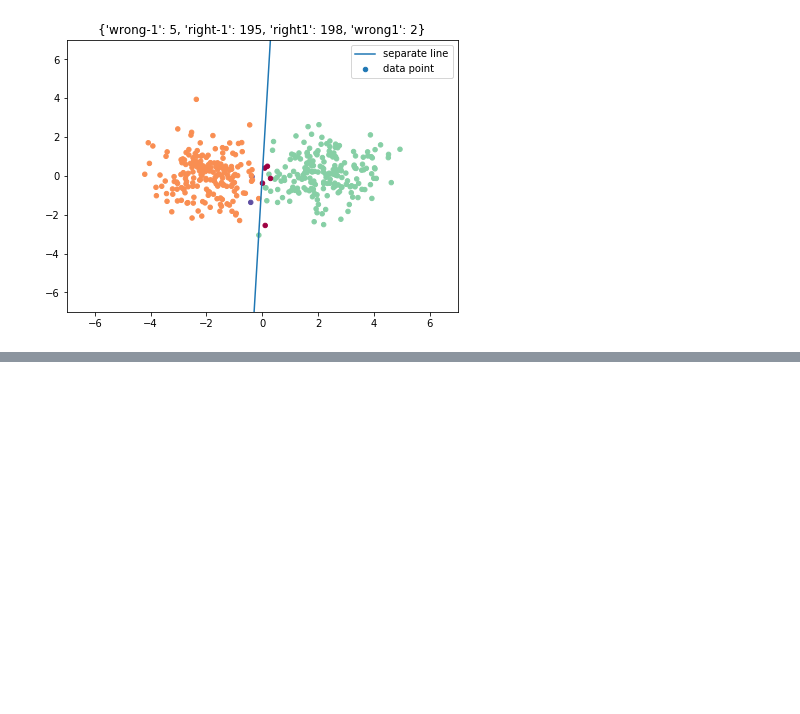
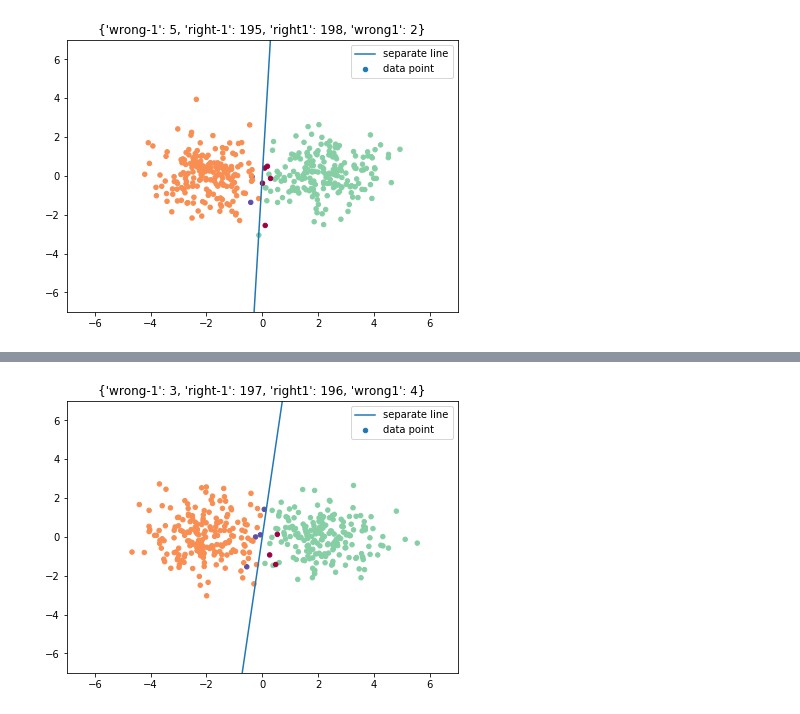
Before and after one commit to easilylazy/pattern-recognition, a Jupyter notebook: linear/linear_regression.ipynb, the cells around one changed output, grey strips where cells are left out. Saved outputs shown, nothing was run; the diff lists cells and outputs as text; code cells hidden in the pictures; blank space fills up the shorter version.

```diff
--- a/linear/linear_regression.ipynb
+++ b/linear/linear_regression.ipynb
@@ -441,0 +475,8 @@ for W in GD_yield(X,Y,epoch=1000,results=10,learning_rate=0.001):
+# %%
+X,Y=GenerateData(mu=2,d=2,N=200)
+Xb=addBias(X)
+for W in LMSalg_yield(Xb,Y,epoch=10,learning_rate=0.001):
+    labelY,label=labelError(W,Xb,Y)
+    live_plot(X,labelY,W,lims=(7,7),bias=True,clear=True,title=str(label))
+# %% [output]
+[figure, added]
```
Also changed, not shown: parts of 5 cells of this notebook.
